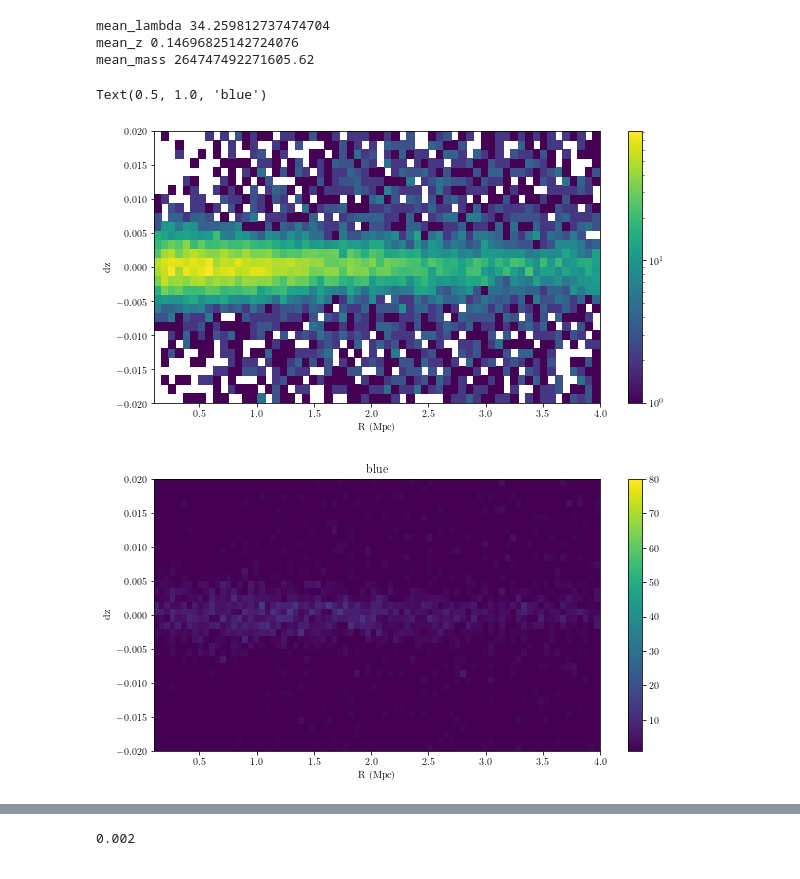
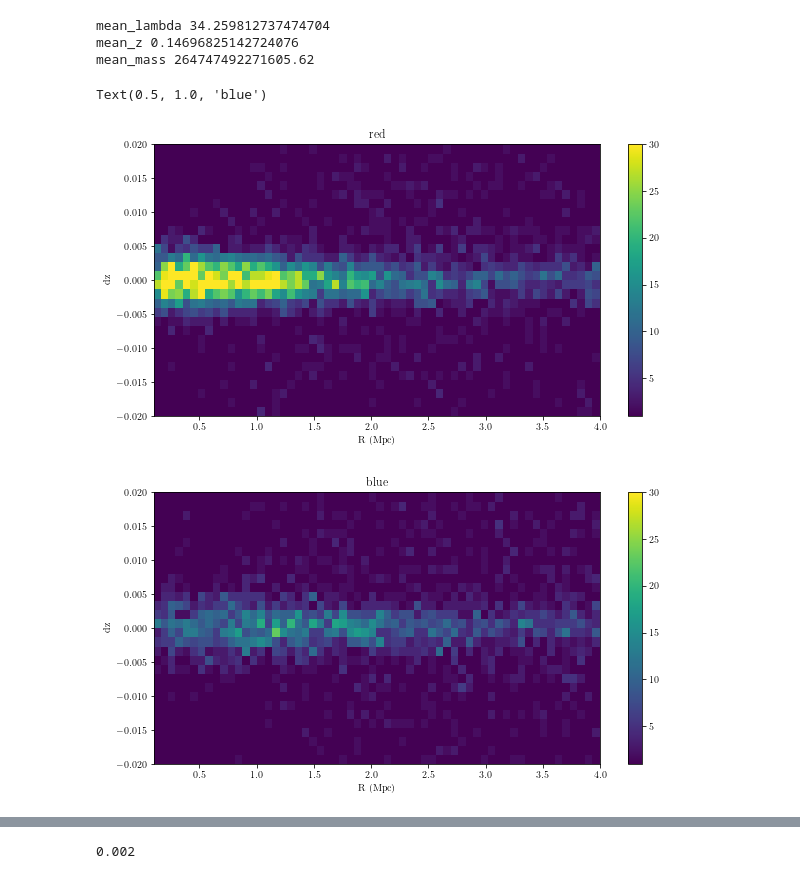
Before and after one commit to chihway/ClusterProfiles, a Jupyter notebook: velocity/PhaseSpace.ipynb, the cells around one changed output, grey strips where cells are left out. Saved outputs shown, nothing was run; the diff lists cells and outputs as text; code cells hidden in the pictures.

```diff
--- a/velocity/PhaseSpace.ipynb
+++ b/velocity/PhaseSpace.ipynb
@@ -45,44 +43,44 @@ print('mean_lambda', mean_lambda)
 print('mean_z', mean_z)
 print('mean_mass', mass_richness_sv(mean_lambda, mean_z))
 
-mask_r = (Mag_g-Mag_r)>np.percentile(Mag_g-Mag_r, 50)
+mask_r = (Mag_g-Mag_r)>np.percentile(Mag_g-Mag_r, 75)
 R_r = R[mask_r]
 dz_r = dz[mask_r]
 Lambda_r =Lambda[mask_r]
 z_r =z[mask_r]
 
 mplot.figure(figsize=(10,5))
-hist_r = mplot.hist2d(R_scale[mask_r], dz_r, bins=(60,30), range=((0.1,4),(-0.02,0.02)), norm=pl.colors.LogNorm()) #, cmap=cm.jet)
-# mplot.clim(1,80)
+hist_r = mplot.hist2d(R_scale[mask_r], dz_r, bins=(60,30), range=((0.1,4),(-0.02,0.02))) #, norm=pl.colors.LogNorm()) #, cmap=cm.jet)
+mplot.clim(1,30)
 mplot.colorbar()
 
 mplot.xlabel('R (Mpc)')
 mplot.ylabel('dz')
 mplot.savefig('phasespace.png')
-# mplot.title('red')
+mplot.title('red')
 
 mask_b = (Mag_g-Mag_r)<np.percentile(Mag_g-Mag_r, 25)
 R_b = R[mask_b]
 dz_b = dz[mask_b]
 Lambda_b =Lambda[mask_b]
 z_b =z[mask_b]
 
 mplot.figure(figsize=(10,5))
-mplot.hist2d(R_scale[mask_b]*(1+z_b), dz_b, bins=(80,40), range=((0.1,4),(-0.02,0.02))) #, norm=pl.colors.LogNorm()) #, cmap=cm.jet)
-mplot.clim(1,80)
+mplot.hist2d(R_scale[mask_b]*(1+z_b), dz_b, bins=(60,30), range=((0.1,4),(-0.02,0.02))) #, norm=pl.colors.LogNorm()) #, cmap=cm.jet)
+mplot.clim(1,30)
 mplot.colorbar()
 mplot.xlabel('R (Mpc)')
 mplot.ylabel('dz')
 mplot.title('blue')
 
 # print(hist_r)
 # %% [output]
 mean_lambda 34.259812737474704
 mean_z 0.14696825142724076
 mean_mass 264747492271605.62
 Text(0.5, 1.0, 'blue')
-[figure, old version]
+[figure, new version]
-[figure, old version]
+[figure, new version]
 # %%
 mplot.hist(Lambda, bins=50)
 # %% [output]
```
Also changed, not shown: parts of 1 cell of this notebook, 2 other files.
